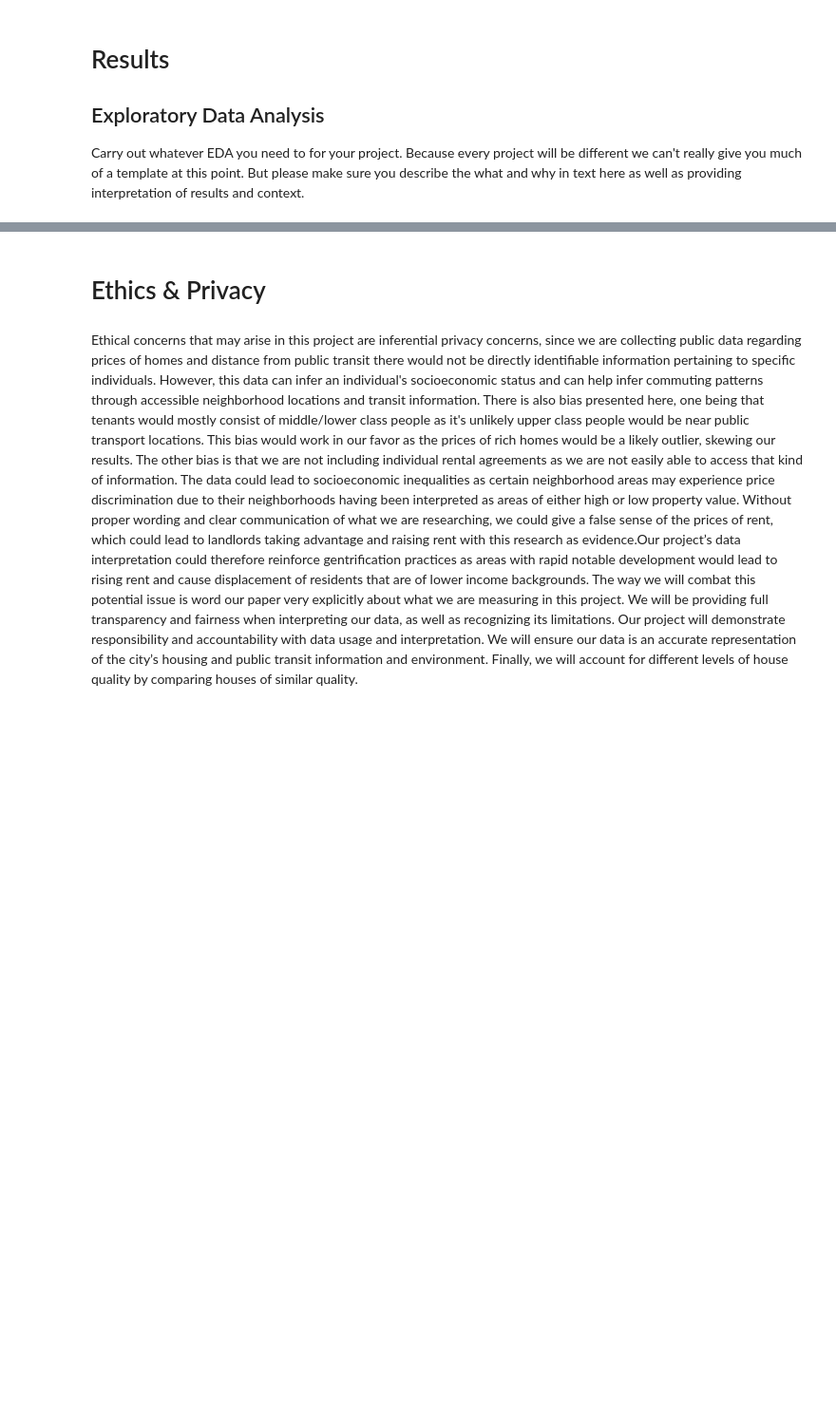
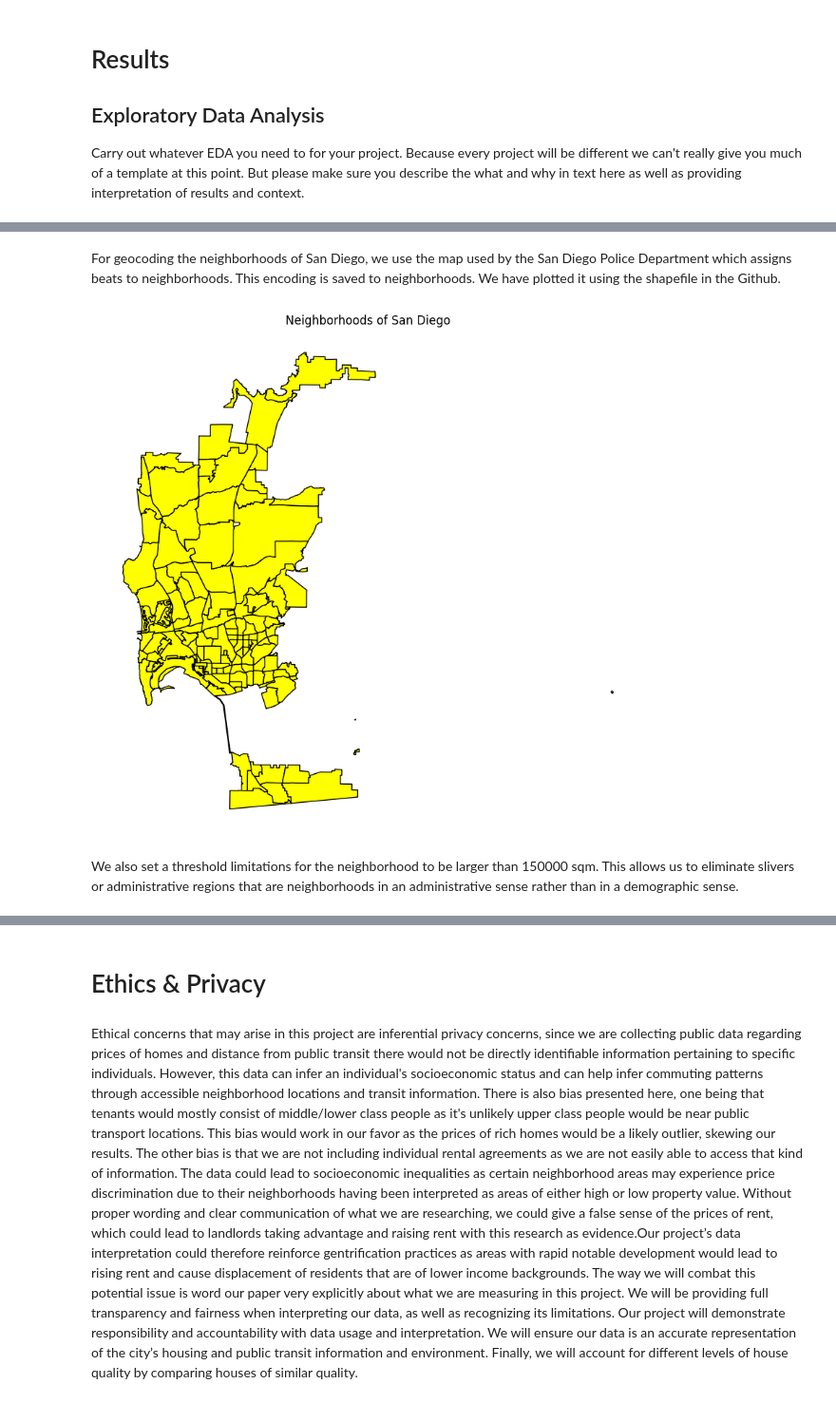
Before and after one commit to sudoYan/SD-Home-Value-Trend-Report, a Jupyter notebook: FinalProject_Group136_SP25.ipynb, the cells around one changed output, grey strips where cells are left out. Shown at 95% size. Saved outputs shown, nothing was run; the diff lists cells and outputs as text; code cells hidden in the pictures; blank space fills up the shorter version.

```diff
--- a/FinalProject_Group136_SP25.ipynb
+++ b/FinalProject_Group136_SP25.ipynb
@@ -290,0 +349,12 @@ Some more words and stuff.  Remember notebooks work best if you interleave the c
+# %% [markdown]
+For geocoding the neighborhoods of San Diego, we use the map used by the San Diego Police Department which assigns beats to neighborhoods. This encoding is saved to neighborhoods. We have plotted it using the shapefile in the Github.
+# %%
+neighborhoods = gpd.read_file("SDPD_Beats_shapefile/SDPD_Beats.shp")
+neighborhoods.plot(figsize=(10, 10), color="yellow", edgecolor="black")
+plt.title("Neighborhoods of San Diego", fontsize=12)
+plt.axis("off")
+plt.show()
+# %% [output]
+[figure, added]
+# %% [markdown]
+We also set a threshold limitations for the neighborhood to be larger than 150000 sqm. This allows us to eliminate slivers or administrative regions that are neighborhoods in an administrative sense rather than in a demographic sense.
```
Also changed, not shown: parts of 84 cells of this notebook, 7 other files.
